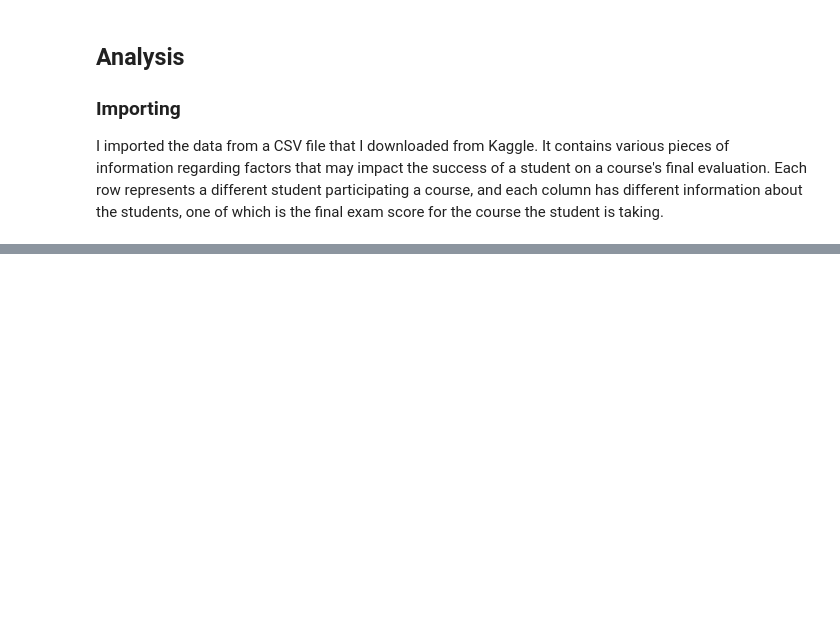
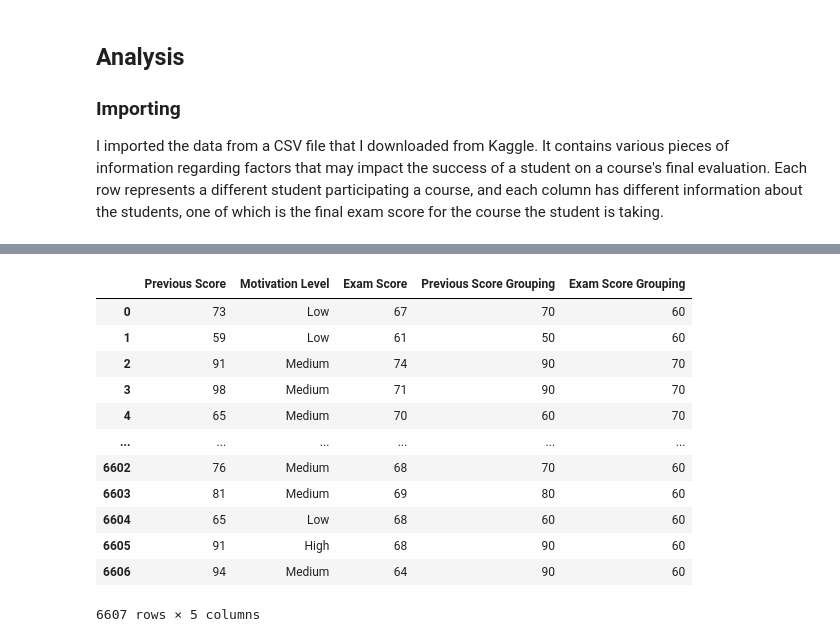
Before and after one commit to HTTime39/Scientific-Data-Analysis-Project, a Jupyter notebook: about-elements-impacting-student-success.ipynb, the cells around one changed output, grey strips where cells are left out. Drawn from its saved outputs; the diff is of its cells as text; code cells hidden in the pictures; blank space fills up the shorter version.

```diff
--- a/about-elements-impacting-student-success.ipynb
+++ b/about-elements-impacting-student-success.ipynb
@@ -36,0 +35,21 @@ data
+# %%
+
+data['Previous Score Grouping'] = (data.loc[:]['Previous Score'] // 10) * 10
+# Creating a new column that contains the percentage grouping that the student's previous exam score falls into
+data['Exam Score Grouping'] = (data.loc[:]['Exam Score'] // 10) * 10
+# Creating a new column that contains the percentage grouping that the student's exam score falls into
+display(data)
+# %% [output]
+|  | Previous Score | Motivation Level | Exam Score | Previous Score Grouping | Exam Score Grouping |
+| 0 | 73 | Low | 67 | 70 | 60 |
+| 1 | 59 | Low | 61 | 50 | 60 |
+| 2 | 91 | Medium | 74 | 90 | 70 |
+| 3 | 98 | Medium | 71 | 90 | 70 |
+| 4 | 65 | Medium | 70 | 60 | 70 |
+| ... | ... | ... | ... | ... | ... |
+| 6602 | 76 | Medium | 68 | 70 | 60 |
+| 6603 | 81 | Medium | 69 | 80 | 60 |
+| 6604 | 65 | Low | 68 | 60 | 60 |
+| 6605 | 91 | High | 68 | 90 | 60 |
+| 6606 | 94 | Medium | 64 | 90 | 60 |
+6607 rows × 5 columns
```
Also changed, not shown: parts of 11 cells of this notebook, 1 other file.
